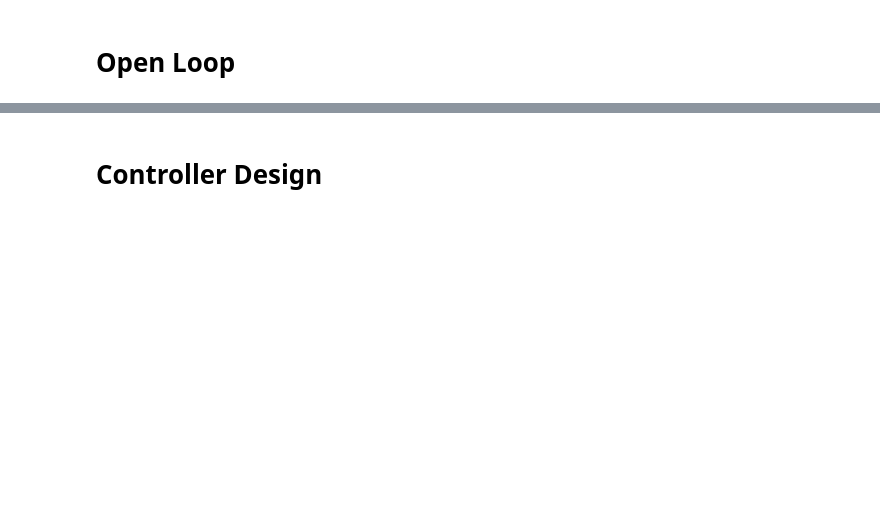
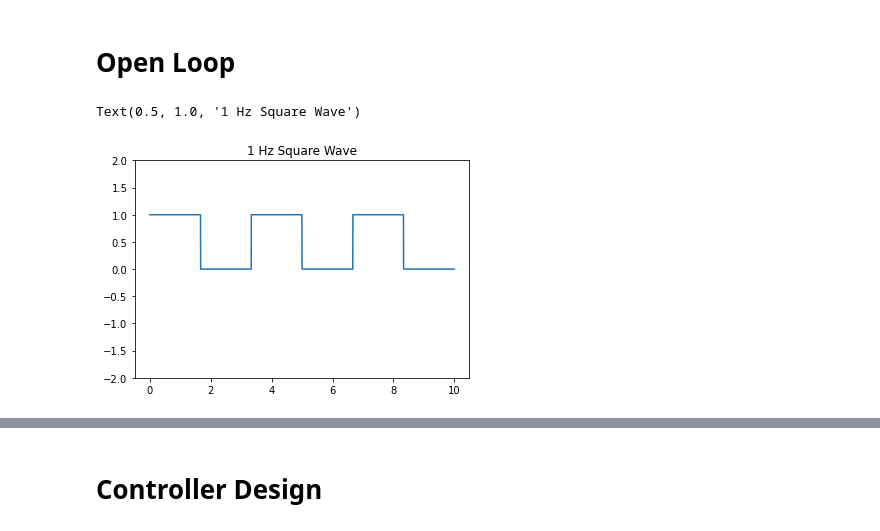
Before and after one commit to jdekarske/2d-robot-prognostics, a Jupyter notebook: robotdynamics.ipynb, the cells around one changed output, grey strips where cells are left out. Drawn from its saved outputs; the diff is of its cells as text; code cells hidden in the pictures; blank space fills up the shorter version.

```diff
--- a/robotdynamics.ipynb
+++ b/robotdynamics.ipynb
@@ -236,17 +250,20 @@ scene.display_jupyter()
 # %%
 from scipy import signal, interpolate
 
 import matplotlib.pyplot as plt
 
 t = kane_sys.times
-freq = 1.5  # Hz
-amp = 3
+freq = 0.3  # Hz
+amp = 1
 center = 0.5
 square_wave_data = center + (amp / 2) * signal.square(2 * np.pi * freq * t)
 square_wave = interpolate.interp1d(t,square_wave_data, fill_value="extrapolate")
 
 plt.plot(t, square_wave(t))
 
 plt.ylim(-2, 2)
 plt.title("1 Hz Square Wave")
+# %% [output]
+Text(0.5, 1.0, '1 Hz Square Wave')
+[figure, added]
 # %%
```
Also changed, not shown: parts of 15 cells of this notebook.
